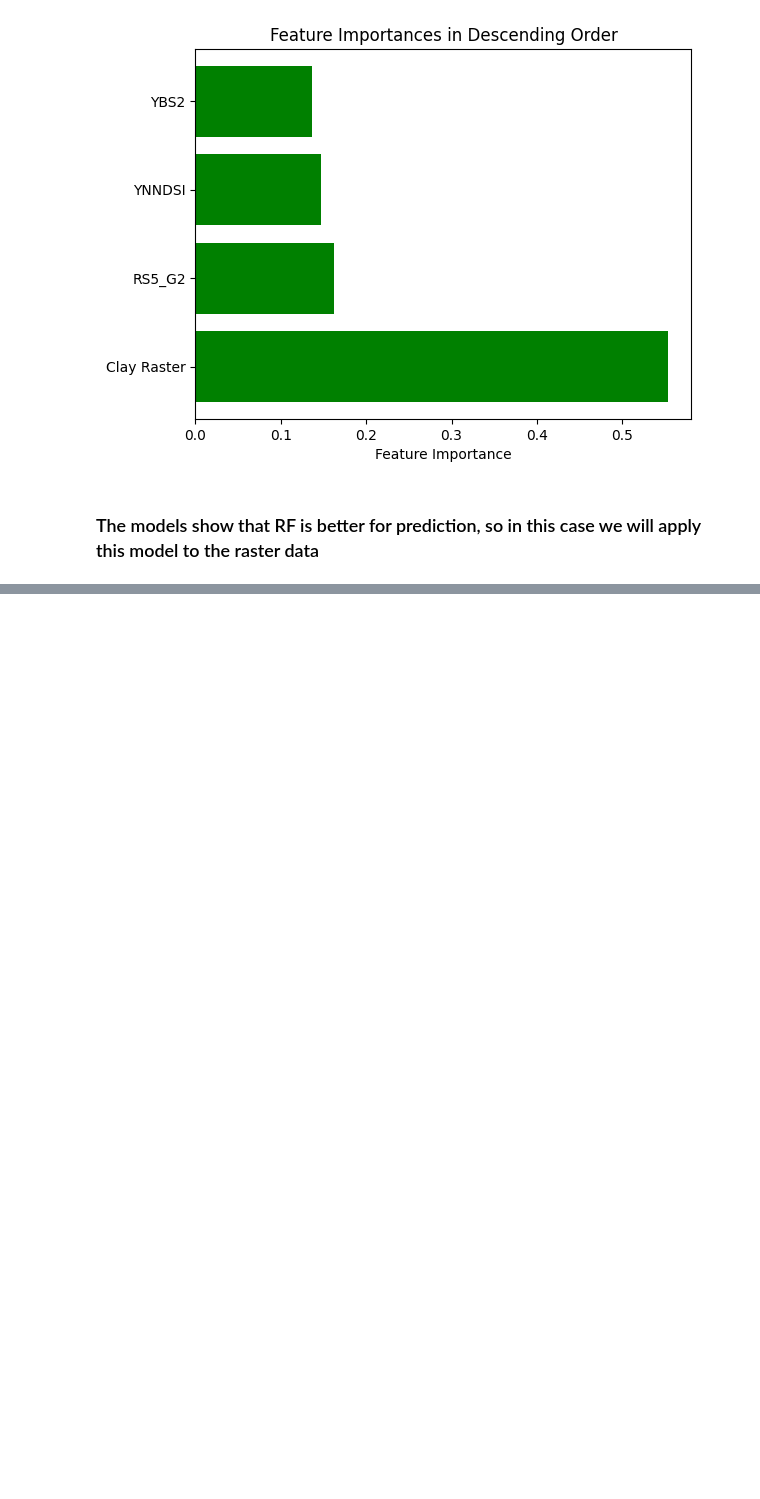
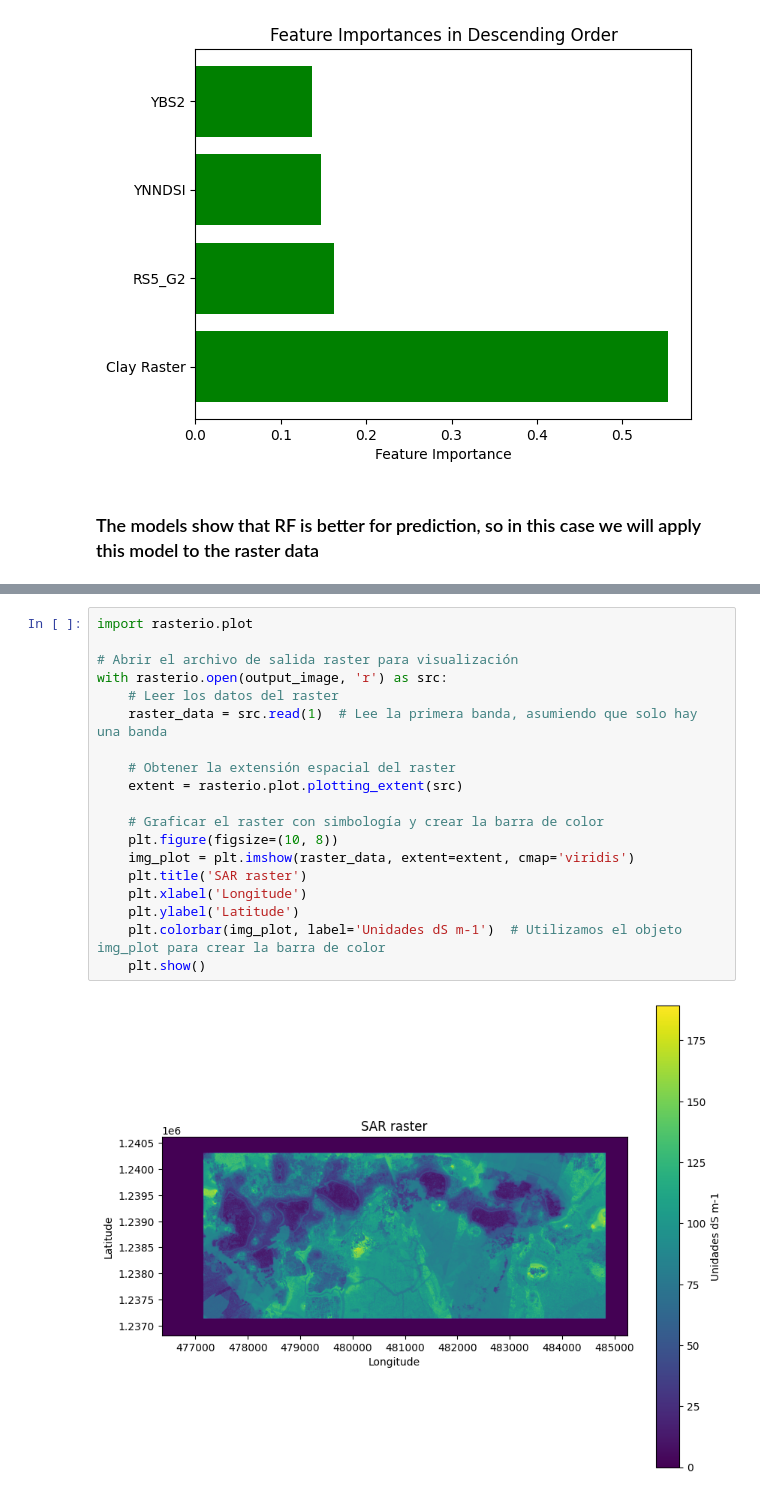
Before and after one commit to Emmanuel461/PML_2023_2024, a Jupyter notebook: Final_work/Codes/Modeling.ipynb, the cells around one changed output, grey strips where cells are left out. Cells and saved outputs as stored; diff of their text form; blank space fills up the shorter version.

```diff
--- a/Final_work/Codes/Modeling.ipynb
+++ b/Final_work/Codes/Modeling.ipynb
@@ -572,0 +559,21 @@ ValueError: Found input variables with inconsistent numbers of samples: [183, 0]
+# %%
+import rasterio.plot
+
+# Abrir el archivo de salida raster para visualización
+with rasterio.open(output_image, 'r') as src:
+    # Leer los datos del raster
+    raster_data = src.read(1)  # Lee la primera banda, asumiendo que solo hay una banda
+
+    # Obtener la extensión espacial del raster
+    extent = rasterio.plot.plotting_extent(src)
+
+    # Graficar el raster con simbología y crear la barra de color
+    plt.figure(figsize=(10, 8))
+    img_plot = plt.imshow(raster_data, extent=extent, cmap='viridis')
+    plt.title('SAR raster')
+    plt.xlabel('Longitude')
+    plt.ylabel('Latitude')
+    plt.colorbar(img_plot, label='Unidades dS m-1')  # Utilizamos el objeto img_plot para crear la barra de color
+    plt.show()
+# %% [output]
+[figure, added]
```
Also changed, not shown: parts of 3 cells of this notebook, 1 other file.
